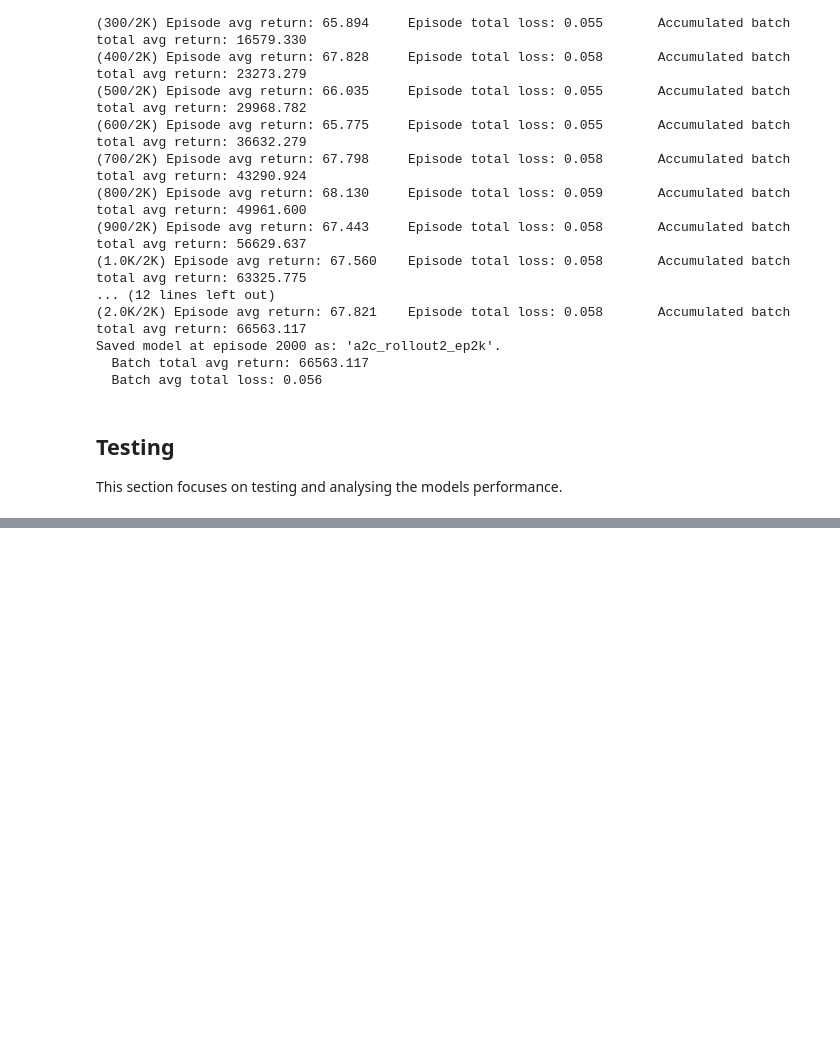
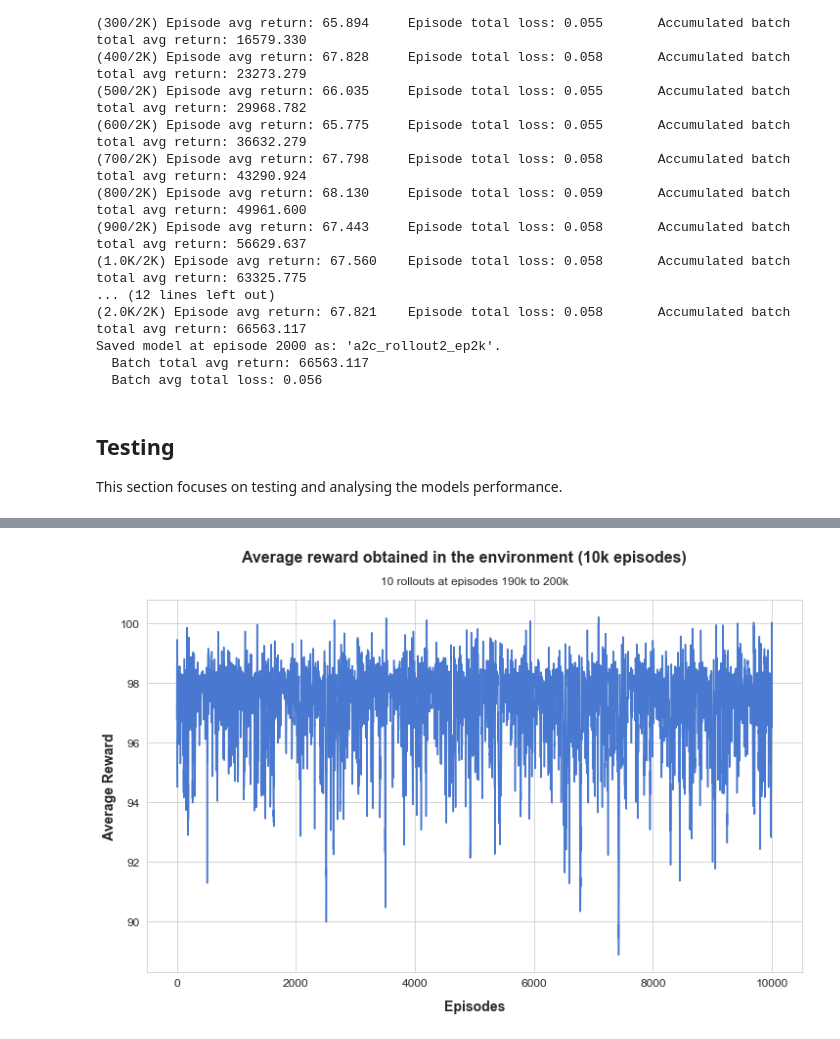
Before and after one commit to whattheforkbomb/CM50270_CW2, a Jupyter notebook: src/a2c-demo.ipynb, the cells around one changed output, grey strips where cells are left out. Saved outputs shown, nothing was run; the diff lists cells and outputs as text; code cells hidden in the pictures; blank space fills up the shorter version.

```diff
--- a/src/a2c-demo.ipynb
+++ b/src/a2c-demo.ipynb
@@ -120,2 +125,6 @@ vis = Plotter(logger=agent.logger)
+# %%
+vis.rewards_plot(data=agent.logger.avg_returns[190000:], subplot_title='10 rollouts at episodes 190k to 200k', figsize=(12, 7))
+# %% [output]
+[figure, added]
 # %%
 # Select method for watching the agent play the environment
```
Also changed, not shown: parts of 8 cells of this notebook, 2 other files.
